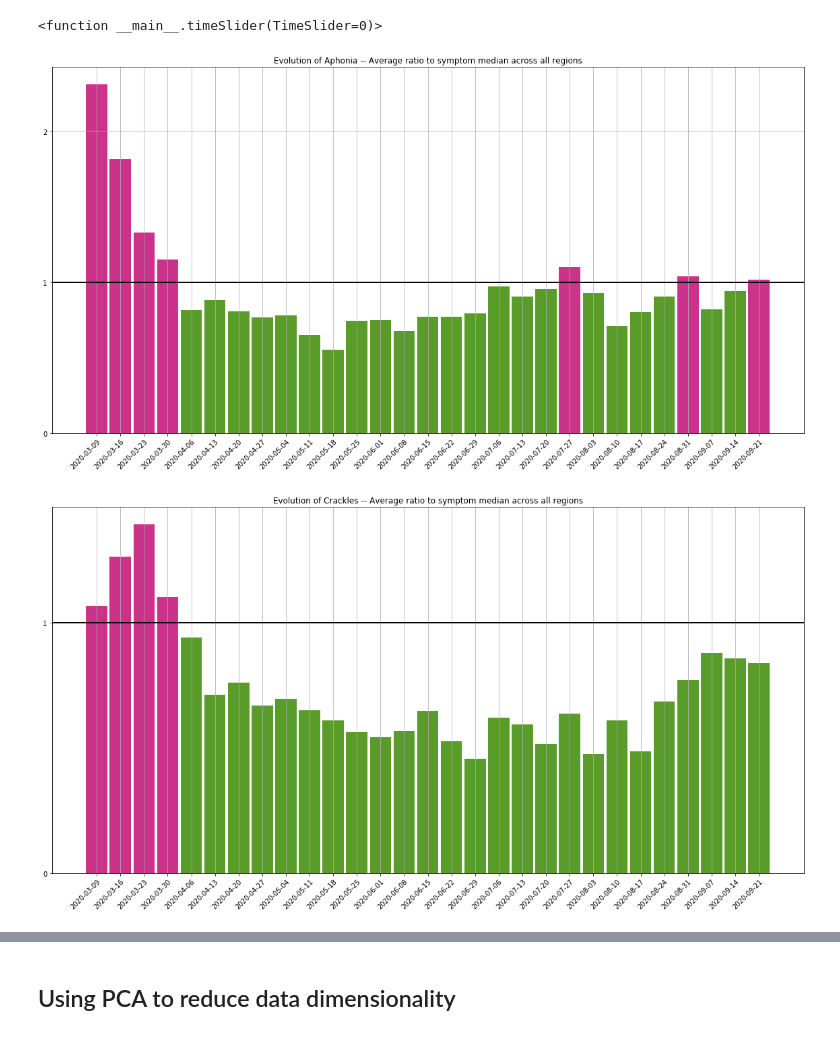
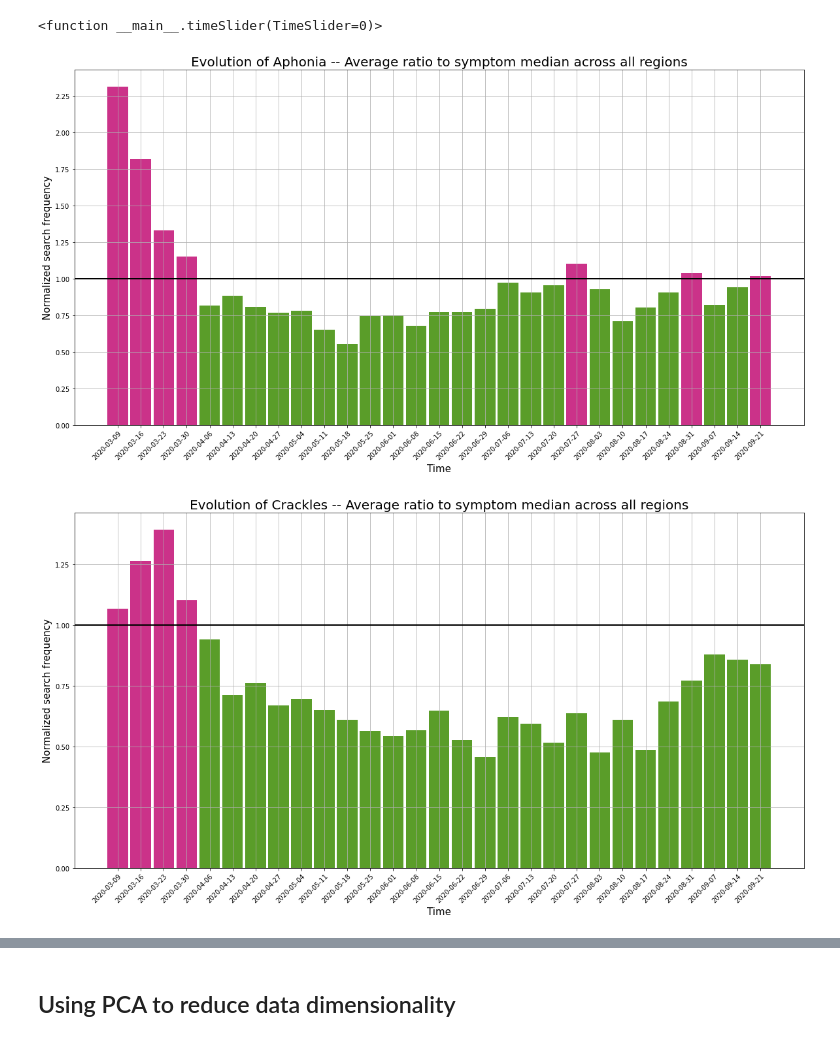
Before and after one commit to j-chenn/COMP551_Project_1, a Jupyter notebook: COMP551_Project_1_normalized.ipynb, the cells around one changed output, grey strips where cells are left out. Drawn from its saved outputs; the diff is of its cells as text; code cells hidden in the pictures.

Commit message:
Task 2: Changed font size on visualizations for the report

```diff
--- a/COMP551_Project_1_normalized.ipynb
+++ b/COMP551_Project_1_normalized.ipynb
@@ -245,21 +245,23 @@ interactive(children=(IntSlider(value=0, description='TimeSlider', max=28), Outp
 # %%
 for i in range(mostPop):
     fig = plt.figure(facecolor='white', figsize=(20,10))
     plt.axhline(1, color='black', lw=2)
     plt.xticks(np.arange(nTime), uniqueTime, rotation=45, ha='right', rotation_mode='anchor')
-    plt.yticks(np.arange(0, 5, step=1))
-    plt.title('Evolution of ' + namePopSymptoms[i] + ' -- Average ratio to symptom median across all regions')
+    plt.yticks(np.arange(0, 5, step=0.25))
+    plt.title('Evolution of ' + namePopSymptoms[i] + ' -- Average ratio to symptom median across all regions', fontsize=20)
+    plt.xlabel('Time', fontsize=15)
+    plt.ylabel('Normalized search frequency', fontsize=15)
 
     avgSDArr = np.average(sdArr[:,:,i], axis=0)
     barColors = []
     for avgNum in avgSDArr:
         if avgNum > 1:
             barColors.append(hCMap(7))
         else:
             barColors.append(hCMap(1))
 
     plt.bar(x=np.arange(nTime), height=avgSDArr,width=0.9, bottom=0, color=barColors)
     plt.grid(b=True)
 # %% [output]
-[figure, old version]
+[figure, new version]
-[figure, old version]
+[figure, new version]
```
Also changed, not shown: parts of 18 cells of this notebook.
